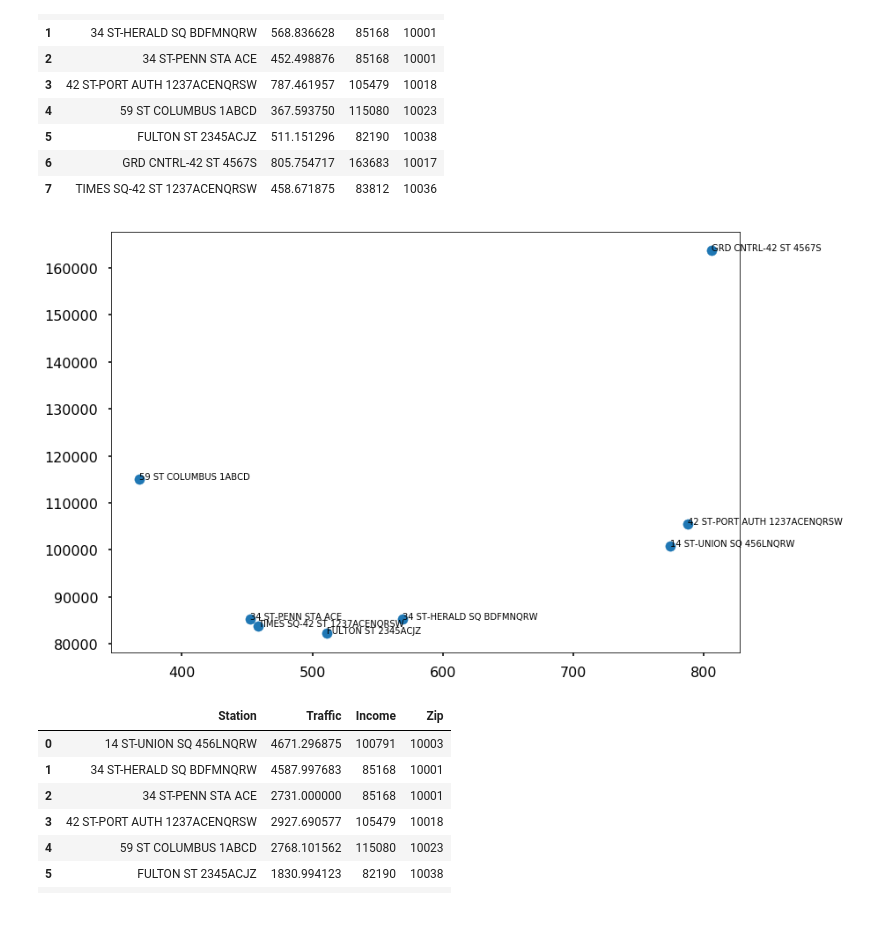
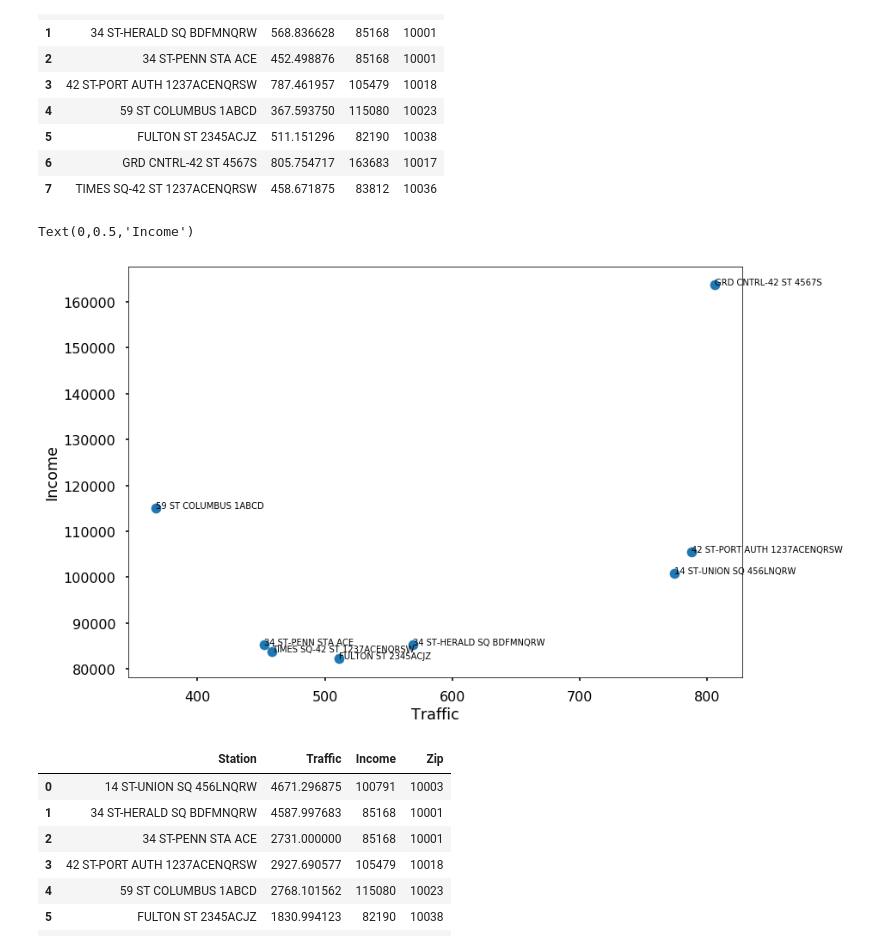
Before and after one commit to adam-ariel/Metis-Project-1----MTA, a Jupyter notebook: project1_wkbk.ipynb, the cells around one changed output. Cells and saved outputs as stored; diff of their text form; code cells hidden in the pictures; blank space fills up the shorter version.

```diff
--- a/project1_wkbk.ipynb
+++ b/project1_wkbk.ipynb
@@ -887,15 +892,19 @@ wknd_morn
 # %%
 y = wknd_morn.Income.values.tolist()
 z = wknd_morn.Traffic.values.tolist()
 n = wknd_morn.Station.values.tolist()
 
 fig, ax = plt.subplots()
 ax.scatter(z, y)
 
 for i, txt in enumerate(n):
     ax.annotate(txt, (z[i],y[i]))
+
+ax.set_xlabel('Traffic')
+ax.set_ylabel('Income')
 # %% [output]
+Text(0,0.5,'Income')
-[figure, old version]
+[figure, new version]
 # %%
 # Weekend Afternoon
 wknd_aft = gd_weekend_afternoon[['topfilter','avg_totals_station','avg_income','zip_code']]
```
Also changed, not shown: parts of 14 cells of this notebook.
